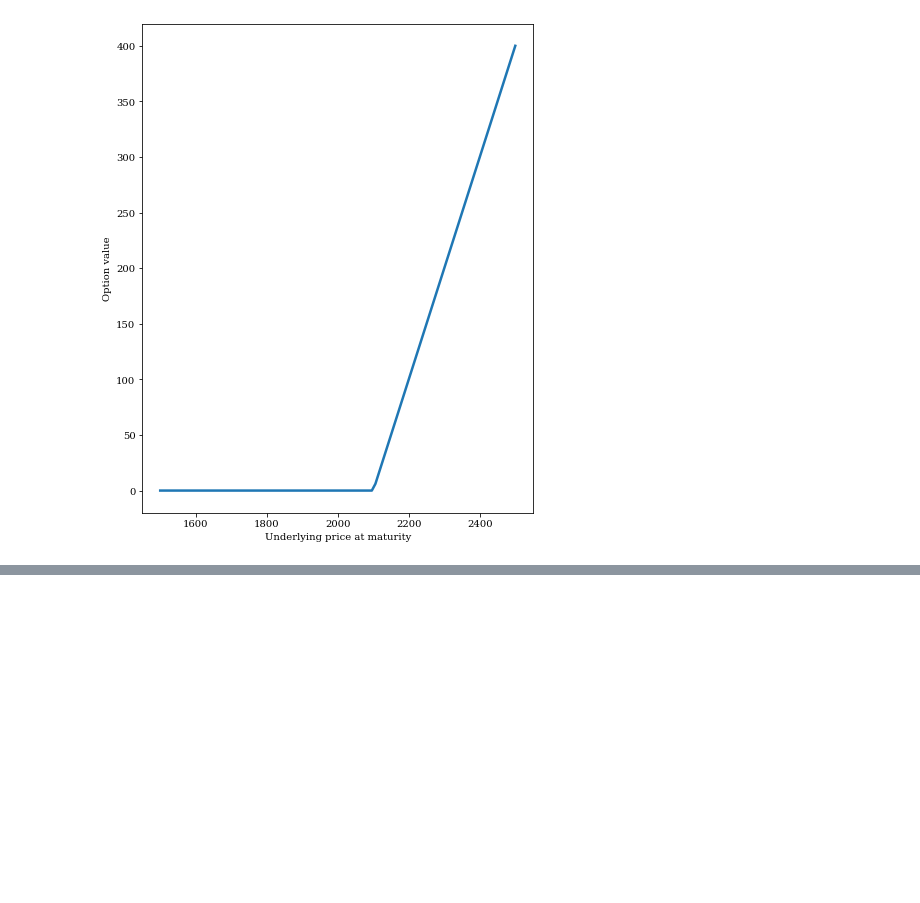
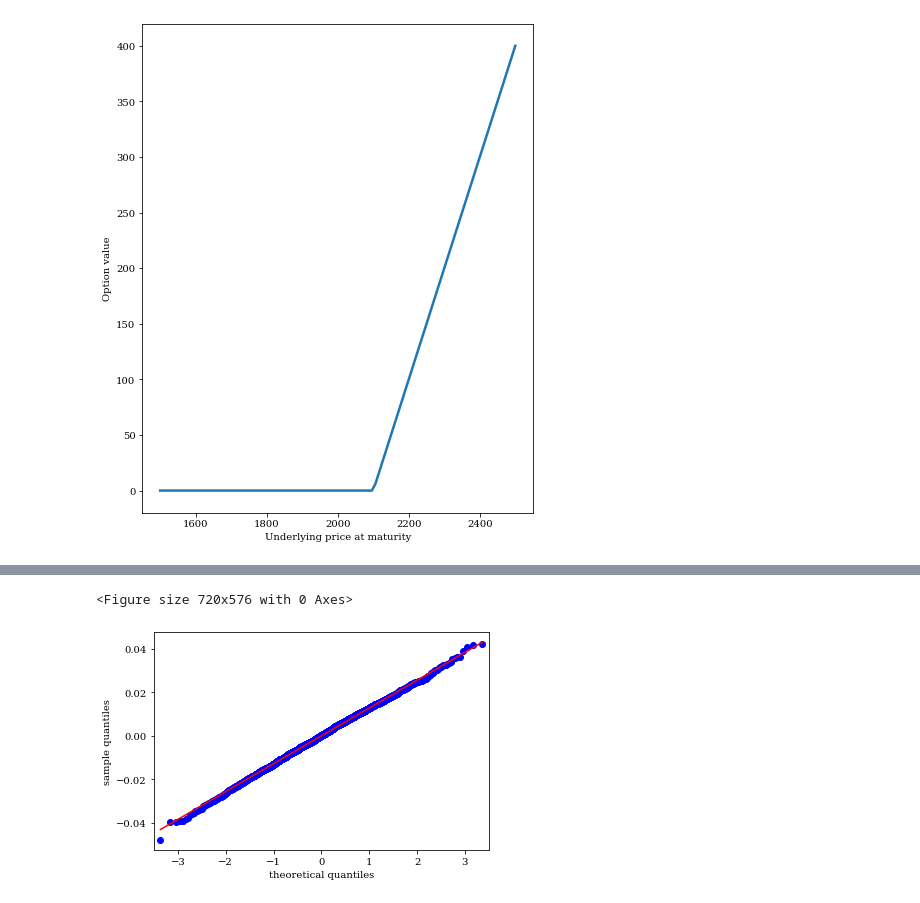
Before and after one commit to m-dabo/derivatives, a Jupyter notebook: Deriv.ipynb, the cells around one changed output, grey strips where cells are left out. Drawn from its saved outputs; the diff is of its cells as text; code cells hidden in the pictures; blank space fills up the shorter version.

```diff
--- a/Deriv.ipynb
+++ b/Deriv.ipynb
@@ -33,0 +179,13 @@ Text(0, 0.5, 'Option value')
+# %%
+## Q-Q plot of annualized log returns
+def return_qqplot(data) :
+  ''' Generate a q-q plot of the log returns'''
+  plt.figure(figsize = (10, 8))
+  sm.qqplot(data['returns'], line = 's')
+  plt.xlabel('theoretical quantiles')
+  plt.ylabel('sample quantiles')
+# %%
+return_qqplot(data)
+# %% [output]
+<Figure size 720x576 with 0 Axes>
+[figure, added]
```
Also changed, not shown: parts of 34 cells of this notebook.
